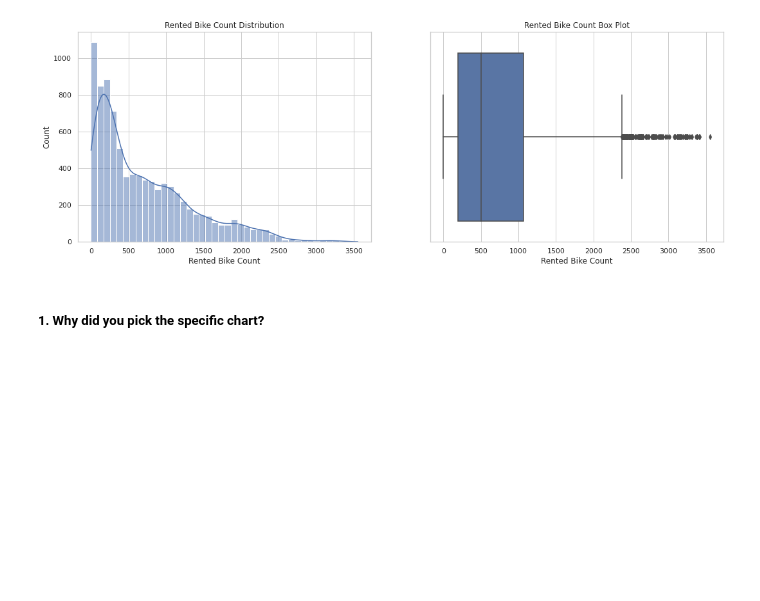
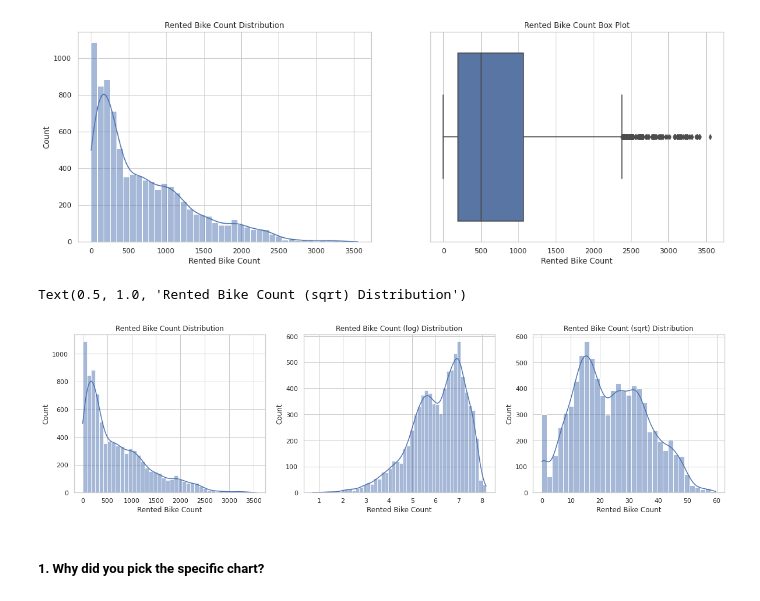
Before and after one commit to ayush9304/BikeSharingDemandPrediction, a Jupyter notebook: Bike_Sharing_Demand_Prediction.ipynb, the cells around one changed output. Drawn from its saved outputs; the diff is of its cells as text; code cells hidden in the pictures; blank space fills up the shorter version.

```diff
--- a/Bike_Sharing_Demand_Prediction.ipynb
+++ b/Bike_Sharing_Demand_Prediction.ipynb
@@ -311,9 +313,9 @@ df.groupby('Holiday')['Rented Bike Count'].describe()
 | Holiday | 432.0 | 499.756944 | 570.772769 | 0.0 | 105.75 | 240.0 | 762.5 | 2400.0 |
 | No Holiday | 8328.0 | 715.228026 | 646.879124 | 0.0 | 200.00 | 524.5 | 1073.0 | 3556.0 |
 # %%
-# Changing Hour, Year, Month dtypes to categorical
-for col in ['Hour', 'Year', 'Month']:
-  df[col] = df[col].astype('category')
+# # Changing Hour, Year, Month dtypes to categorical
+# for col in ['Hour', 'Year', 'Month']:
+#   df[col] = df[col].astype('category')
 # %%
 df.info()
 # %% [output]
@@ -393,6 +395,24 @@ plt.title("Rented Bike Count Box Plot")
 # %% [output]
 Text(0.5, 1.0, 'Rented Bike Count Box Plot')
 [figure]
+# %%
+# Transforming Data to normal
+plt.figure(figsize=(20,5))
+
+plt.subplot(1,3,1)
+sns.histplot(x='Rented Bike Count', data=df, kde=True)
+plt.title("Rented Bike Count Distribution")
+
+plt.subplot(1,3,2)
+sns.histplot(np.log(df['Rented Bike Count']), kde=True)
+plt.title("Rented Bike Count (log) Distribution")
+
+plt.subplot(1,3,3)
+sns.histplot(np.sqrt(df['Rented Bike Count']), kde=True)
+plt.title("Rented Bike Count (sqrt) Distribution")
+# %% [output]
+Text(0.5, 1.0, 'Rented Bike Count (sqrt) Distribution')
+[figure, added]
 # %% [markdown]
 ##### 1. Why did you pick the specific chart?
 # %% [markdown]
```
Also changed, not shown: parts of 27 cells of this notebook.
